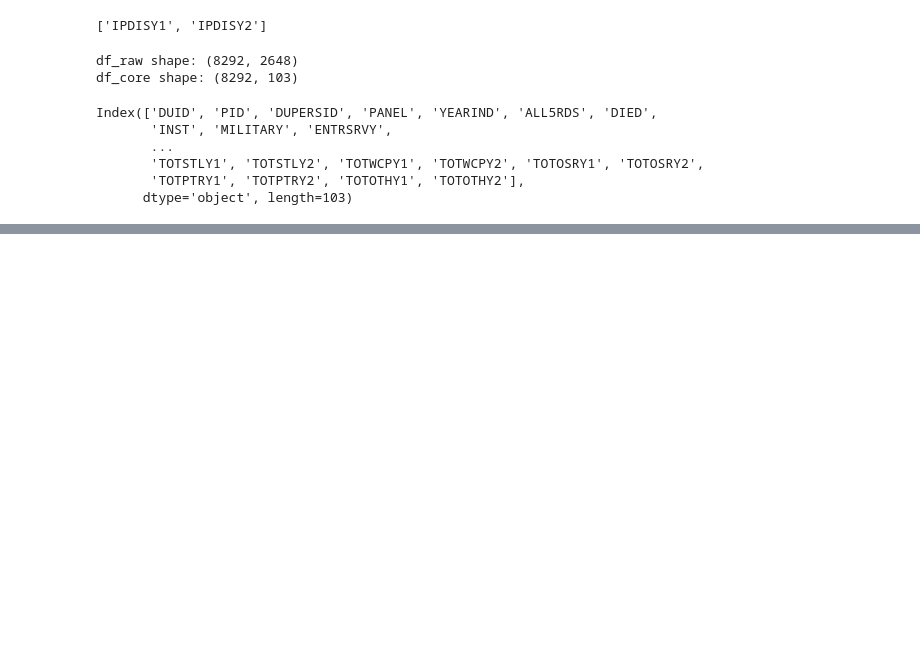
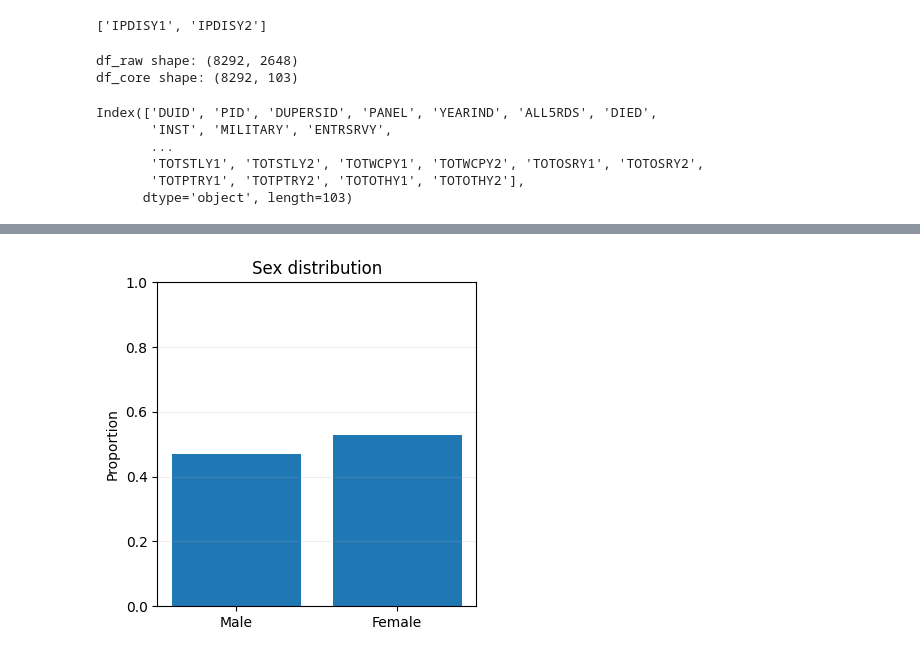
Before and after one commit to WenxiGu/Thesis-project-MEPS, a Jupyter notebook: notebooks/01_EDA.ipynb, the cells around one changed output, grey strips where cells are left out. Saved outputs shown, nothing was run; the diff lists cells and outputs as text; code cells hidden in the pictures; blank space fills up the shorter version.

```diff
--- a/notebooks/01_EDA.ipynb
+++ b/notebooks/01_EDA.ipynb
@@ -316,0 +377,42 @@ test_df.to_parquet("hc252_test_y2_targets.parquet", index=False)
+# %%
+import numpy as np
+import matplotlib.pyplot as plt
+
+# Label mapping
+sex_labels = {
+    1: "Male",
+    2: "Female",
+}
+
+race_labels = {
+    1: "Hispanic",
+    2: "Non-Hispanic White",
+    3: "Non-Hispanic Black",
+    4: "Non-Hispanic Asian",
+    5: "Non-Hispanic Other / Multiple",
+}
+
+region_labels = {
+    1: "Northeast",
+    2: "Midwest",
+    3: "South",
+    4: "West",
+}
+# %%
+if "SEX" in df_pre.columns:
+    s = df_pre["SEX"].dropna().astype(int)
+    vc = s.value_counts(normalize=True).sort_index()
+
+    labels = [sex_labels[k] for k in vc.index]
+    values = vc.values
+
+    plt.figure(figsize=(4, 4))
+    plt.bar(labels, values)
+    plt.ylim(0, 1)
+    plt.ylabel("Proportion")
+    plt.title("Sex distribution")
+    plt.grid(axis="y", alpha=0.2)
+    plt.tight_layout()
+    plt.show()
+# %% [output]
+[figure, added]
```
Also changed, not shown: parts of 89 cells of this notebook, 6 other files.
